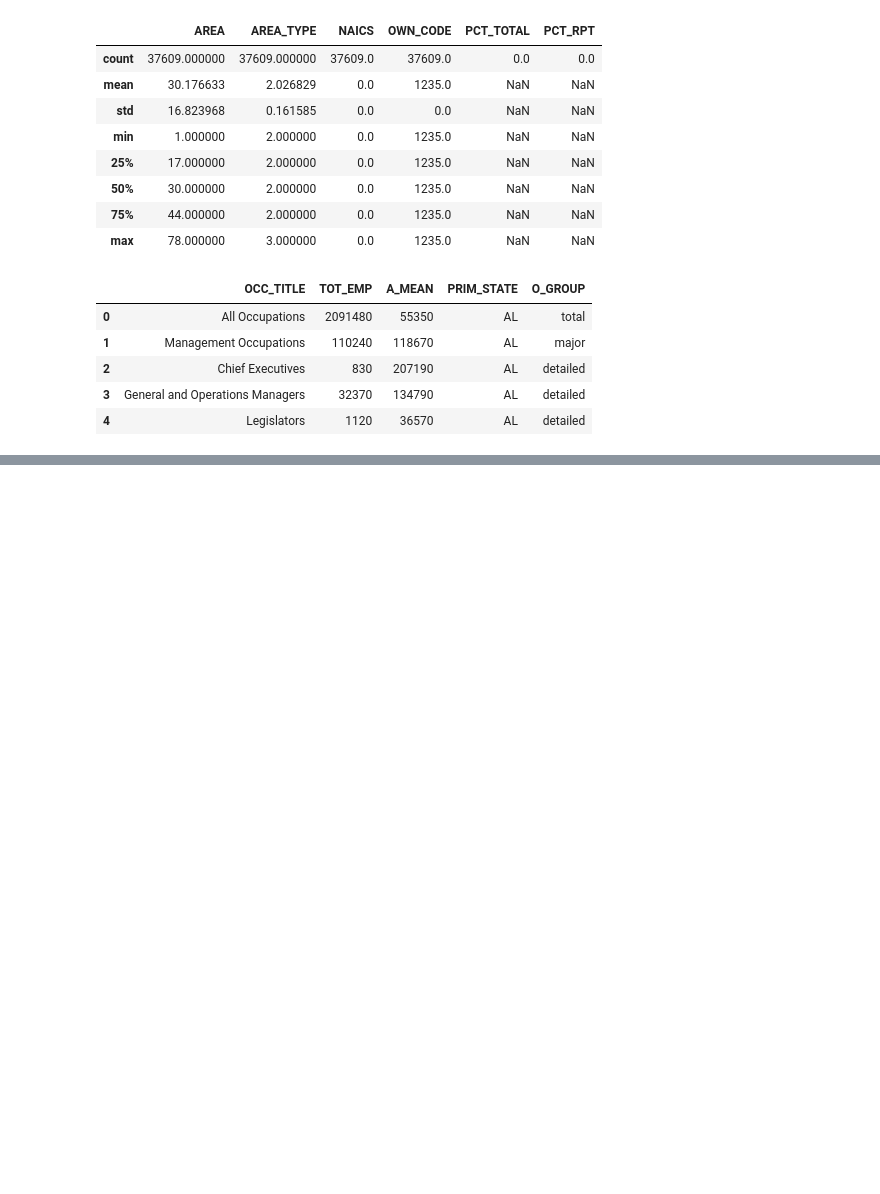
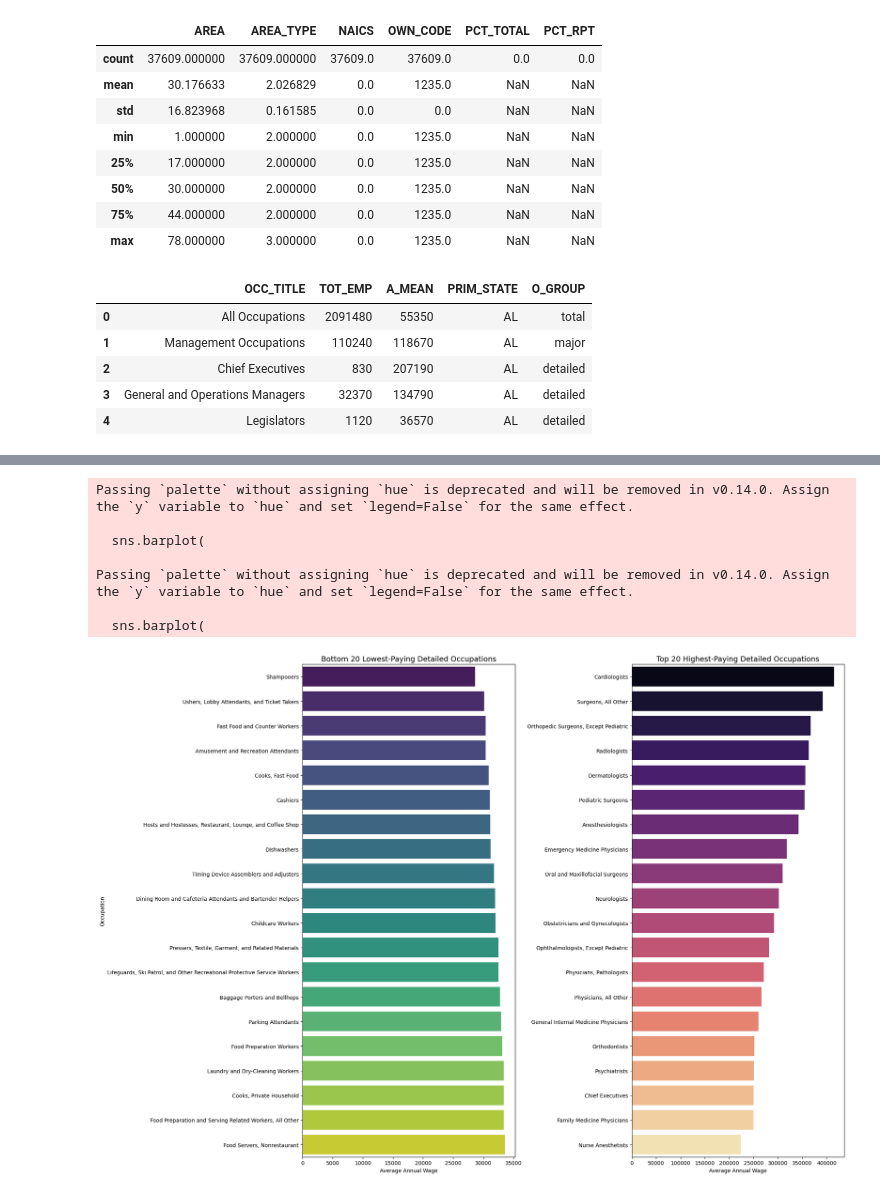
Before and after one commit to asn5995/dataScienceProject-DepartmentOfLabour, a Jupyter notebook: code.ipynb, the cells around one changed output, grey strips where cells are left out. Cells and saved outputs as stored; diff of their text form; code cells hidden in the pictures; blank space fills up the shorter version.

```diff
--- a/code.ipynb
+++ b/code.ipynb
@@ -83,0 +160,52 @@ df_filtered.head()
+# %%
+# Filter detailed occupations
+df_detailed = df[df['O_GROUP'] == 'detailed'].copy()
+
+# Convert A_MEAN to numeric
+df_detailed['A_MEAN'] = pd.to_numeric(df_detailed['A_MEAN'], errors='coerce')
+
+# Group to get mean wages per detailed occupation
+detailed_wages = (
+    df_detailed.groupby('OCC_TITLE')['A_MEAN']
+    .mean()
+    .dropna()
+)
+
+# Top 20 highest and bottom 20 lowest
+top20 = detailed_wages.sort_values(ascending=False).head(20)
+bottom20 = detailed_wages.sort_values().head(20)
+
+# --- Plot side-by-side ---
+fig, axes = plt.subplots(1, 2, figsize=(20, 14))
+
+# Left = Bottom 20
+sns.barplot(
+    data=bottom20.reset_index(),
+    x='A_MEAN', y='OCC_TITLE', palette='viridis',
+    ax=axes[0]
+)
+axes[0].set_title('Bottom 20 Lowest-Paying Detailed Occupations', fontsize=14)
+axes[0].set_xlabel('Average Annual Wage')
+axes[0].set_ylabel('Occupation')
+
+# Right = Top 20
+sns.barplot(
+    data=top20.reset_index(),
+    x='A_MEAN', y='OCC_TITLE', palette='magma',
+    ax=axes[1]
+)
+axes[1].set_title('Top 20 Highest-Paying Detailed Occupations', fontsize=14)
+axes[1].set_xlabel('Average Annual Wage')
+axes[1].set_ylabel('')
+
+plt.tight_layout()
+plt.show()
+# %% [output]
+Passing `palette` without assigning `hue` is deprecated and will be removed in v0.14.0. Assign the `y` variable to `hue` and set `legend=False` for the same effect.
+
+  sns.barplot(
+
+Passing `palette` without assigning `hue` is deprecated and will be removed in v0.14.0. Assign the `y` variable to `hue` and set `legend=False` for the same effect.
+
+  sns.barplot(
+[figure, added]
```
Also changed, not shown: parts of 5 cells of this notebook.
